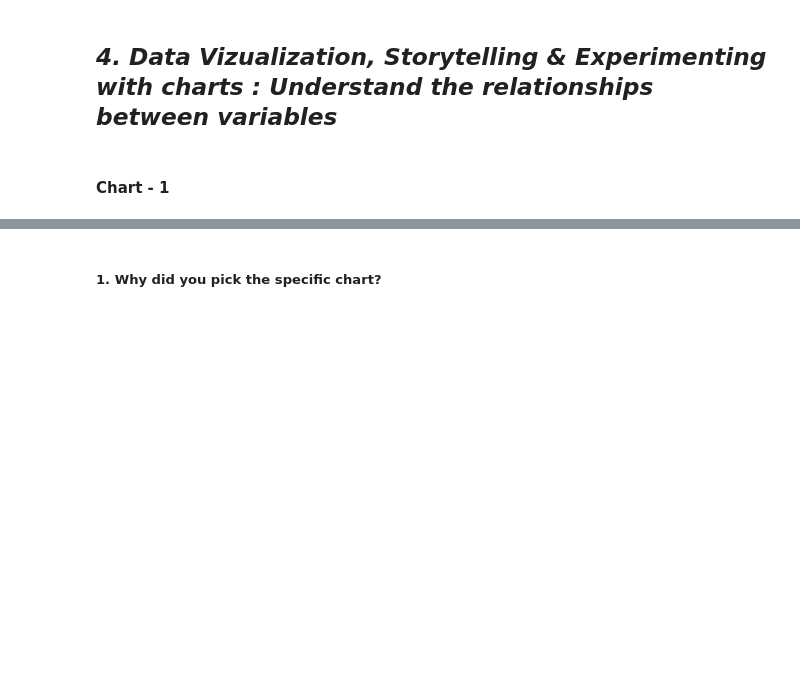
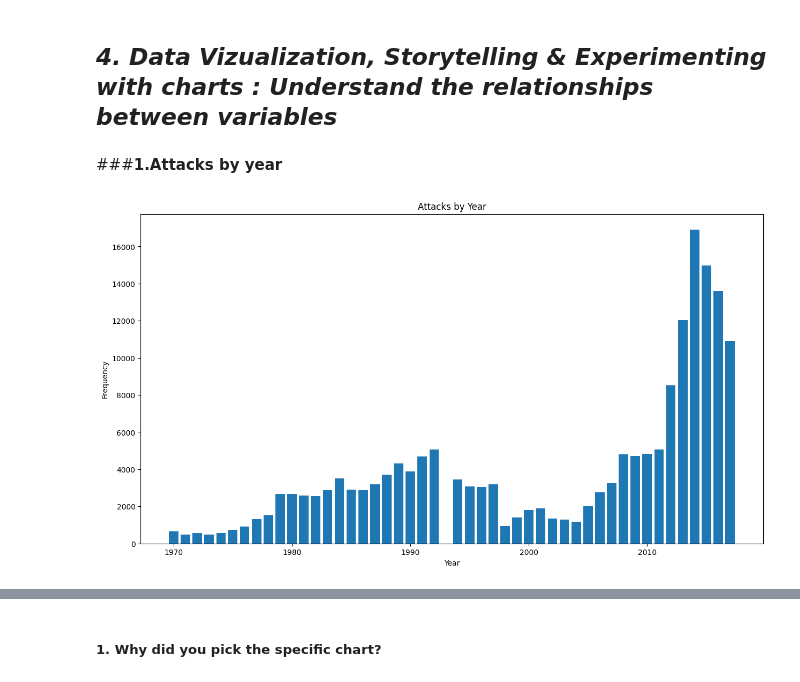
Before and after one commit to vaishnavikaithwas/Global-Terrorism-EDA-Project, a Jupyter notebook: Global_Terrorism_EDA.ipynb, the cells around one changed output, grey strips where cells are left out. Cells and saved outputs as stored; diff of their text form; code cells hidden in the pictures; blank space fills up the shorter version.

```diff
--- a/Global_Terrorism_EDA.ipynb
+++ b/Global_Terrorism_EDA.ipynb
@@ -427,4 +443,4 @@ Answer Here.
 # %% [markdown]
 ## ***4. Data Vizualization, Storytelling & Experimenting with charts : Understand the relationships between variables***
 # %% [markdown]
-#### Chart - 1
+###**1.Attacks by year**
@@ -432,0 +447,14 @@ Answer Here.
+# %%
+# plot the bar graph
+plt.figure(figsize=(15,8))
+plt.bar(data['iyear'].value_counts().index, data['iyear'].value_counts().values)
+
+#Set the X and Y labels
+plt.xlabel("Year")
+plt.ylabel("Frequency")
+plt.title("Attacks by Year")
+
+#showing the graph
+plt.show()
+# %% [output]
+[figure, added]
```
Also changed, not shown: parts of 28 cells of this notebook.
